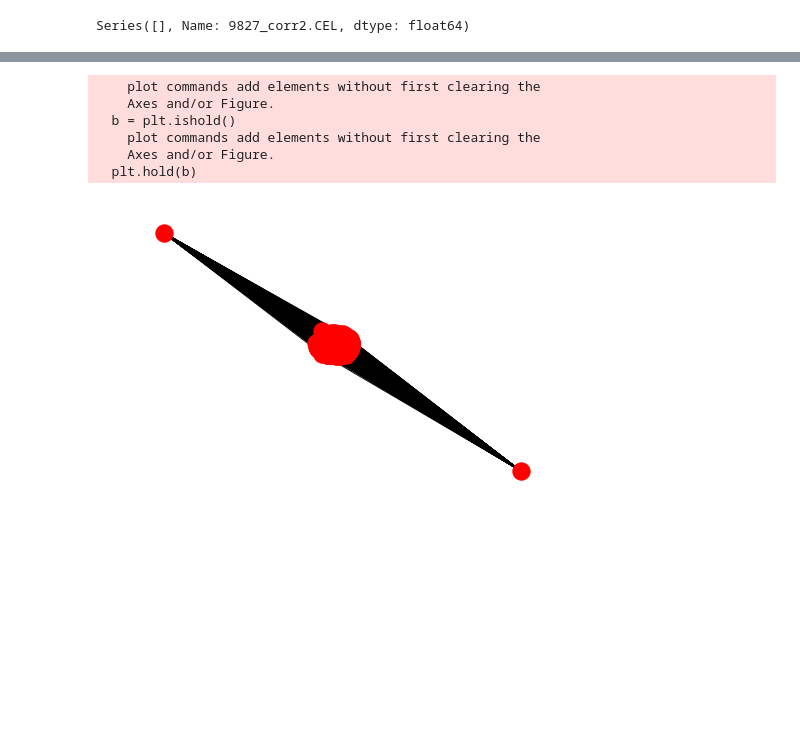
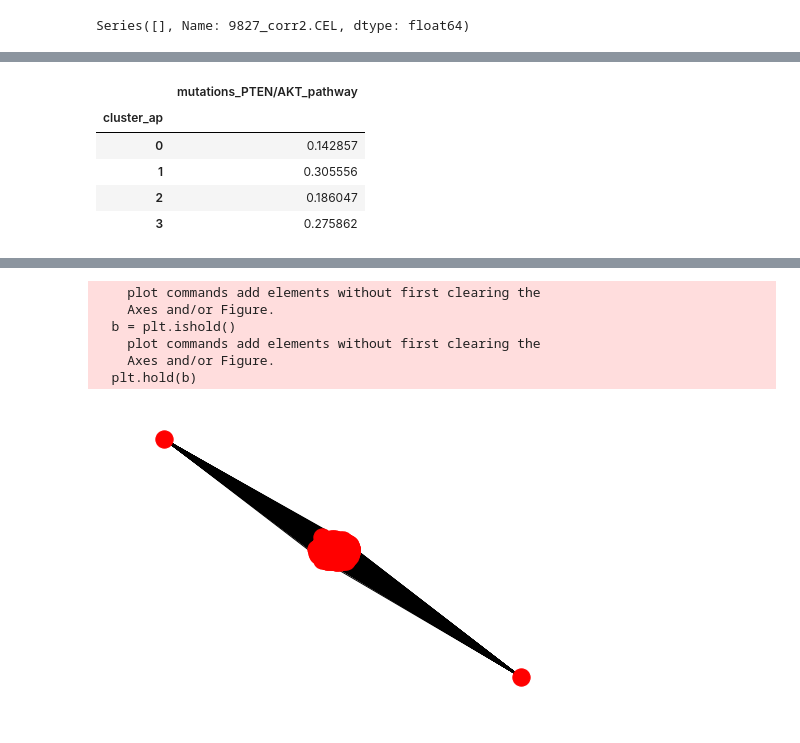
Before and after one commit to bramiozo/RexR, a Jupyter notebook: playground.ipynb, the cells around one changed output, grey strips where cells are left out. Saved outputs shown, nothing was run; the diff lists cells and outputs as text; code cells hidden in the pictures; blank space fills up the shorter version.

```diff
--- a/playground.ipynb
+++ b/playground.ipynb
@@ -290,11 +132,10 @@ Name: FU_RFS, Length: 130, dtype: float64
 # %%
 AggResults = Rocket.DATA_merged
 AggResults = _helpers._preprocess(AggResults)
-AggResults = _helpers._group_patients(AggResults, method = 'mean')
-AggResults['cluster_ap'] = cluster_labels
-AggResults['FU_RFS'] = pandas.to_numeric(AggResults['FU_RFS'])
+#AggResults = _helpers._group_patients(AggResults, method = 'mean')
+AggResults['cluster_ap'] = patient_cluster_members
+
 #AggResults.groupby(['Treatment risk group in ALL10', 'cluster_ap']).agg({'Microarray file': pandas.Series.nunique})
-AggResults[AggResults['FU_RFS'].apply(lambda x: isnan(x) is False)].groupby(['Treatment risk group in ALL10', 'cluster_ap']).agg({'FU_RFS': numpy.mean })
 # %% [output]
 A value is trying to be set on a copy of a slice from a DataFrame.
 Try using .loc[row_indexer,col_indexer] = value instead
@@ -310,0 +145,10 @@ See the caveats in the documentation: http://pandas.pydata.org/pandas-docs/stabl
+# %%
+AggResults['FU_RFS'] = pandas.to_numeric(AggResults['FU_RFS'])
+AggResults['FU_EFS'] = pandas.to_numeric(AggResults['FU_EFS'])
+AggResults['FU_OS'] = pandas.to_numeric(AggResults['FU_OS'])
+AggResults['WhiteBloodCellcount'] = pandas.to_numeric(AggResults['WhiteBloodCellcount'])
+AggResults['Age'] = pandas.to_numeric(AggResults['Age'])
+AggResults['Gender'] = pandas.to_numeric(AggResults['Gender'])
+AggResults['mutations_NOTCH_pathway'] = pandas.to_numeric(AggResults['mutations_NOTCH_pathway'])
+AggResults['mutations_PTEN/AKT_pathway'] = pandas.to_numeric(AggResults['mutations_PTEN/AKT_pathway'])
+AggResults['mutations_IL7R_pathway'] = pandas.to_numeric(AggResults['mutations_IL7R_pathway'])
@@ -311,3 +173,23 @@ See the caveats in the documentation: http://pandas.pydata.org/pandas-docs/stabl
+# %%
+Clustered_by_patients_FU_RFS = AggResults[AggResults['FU_RFS'].apply(lambda x: isnan(x) is False)].groupby(['cluster_ap']).agg(
+    {'FU_RFS': numpy.mean,
+     'FU_EFS': numpy.mean,
+     'FU_OS': numpy.mean})
+Clustered_by_patients_NotchPath = AggResults[AggResults['mutations_NOTCH_pathway'].apply(lambda x: isnan(x) is False)].groupby(['cluster_ap']).agg(
+    {'mutations_NOTCH_pathway': numpy.mean})
+Clustered_by_patients_IL7RPath = AggResults[AggResults['mutations_IL7R_pathway'].apply(lambda x: isnan(x) is False)].groupby(['cluster_ap']).agg(
+    {'mutations_IL7R_pathway': numpy.mean})
+Clustered_by_patients_PTENAKTPath = AggResults[AggResults['mutations_PTEN/AKT_pathway'].apply(lambda x: isnan(x) is False)].groupby(['cluster_ap']).agg(
+    {'mutations_PTEN/AKT_pathway': numpy.mean})
+# %%
+Clustered_by_patients_PTENAKTPath
+# %% [output]
+|  | mutations_PTEN/AKT_pathway |
+| cluster_ap |  |
+| 0 | 0.142857 |
+| 1 | 0.305556 |
+| 2 | 0.186047 |
+| 3 | 0.275862 |
 # %%
 print("Cluster centers:",patient_sim.keys()[cluster_centers_indices].values)
 print(cluster_labels)
```
Also changed, not shown: parts of 15 cells of this notebook, 3 other files.
